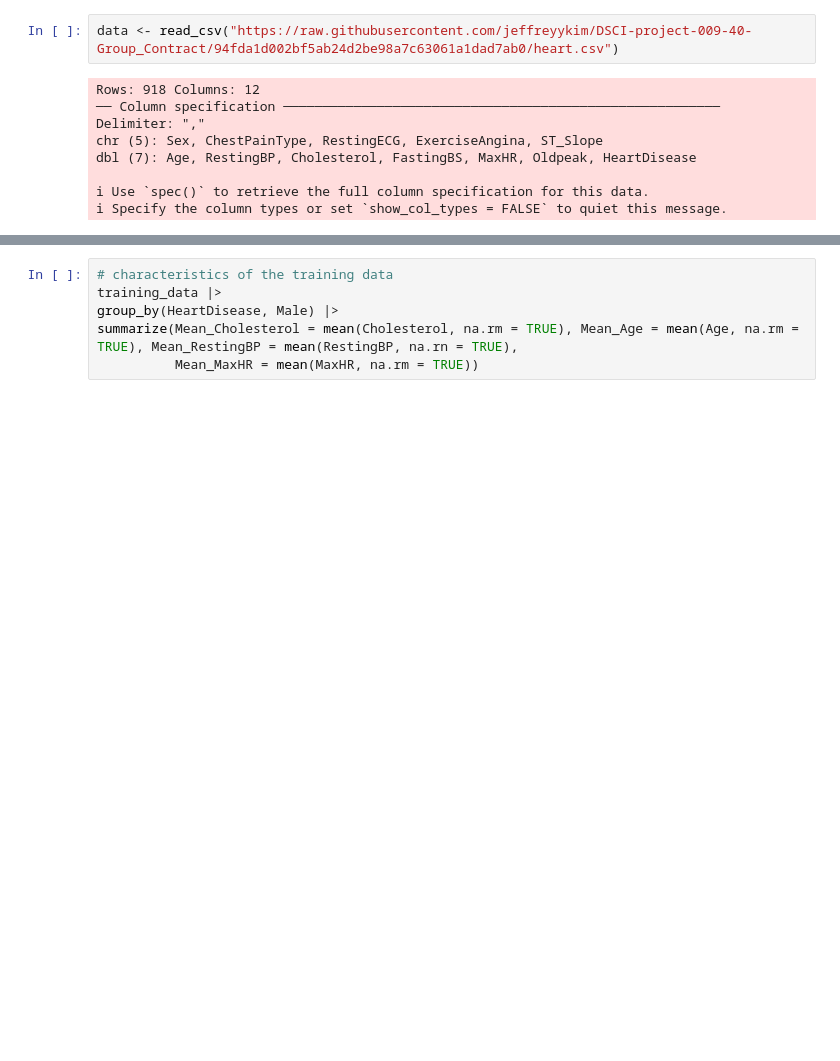
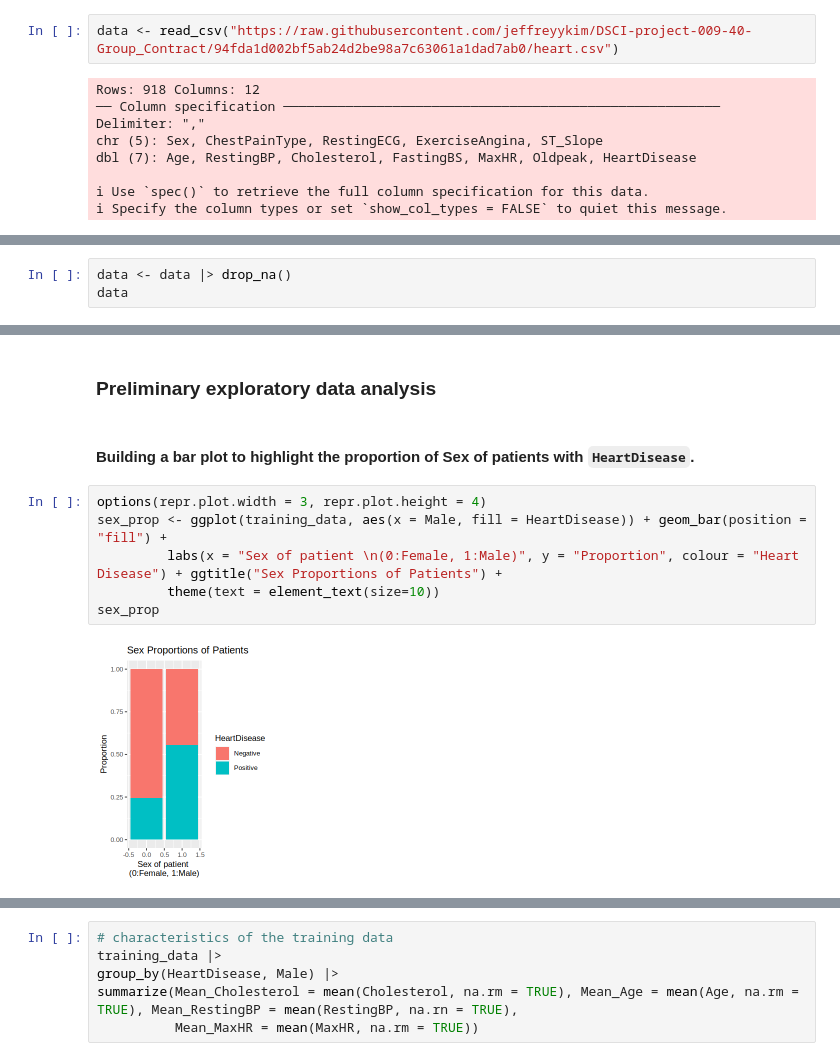
Before and after one commit to jeffreyykim/DSCI-project-009-40-Group_Contract, a Jupyter notebook: 009_Group40_Report.ipynb.ipynb, the cells around one changed output, grey strips where cells are left out. Cells and saved outputs as stored; diff of their text form; blank space fills up the shorter version.

```diff
--- a/009_Group40_Report.ipynb.ipynb
+++ b/009_Group40_Report.ipynb.ipynb
@@ -35,0 +53,3 @@ dbl (7): Age, RestingBP, Cholesterol, FastingBS, MaxHR, Oldpeak, HeartDisease
+# %%
+data <- data |> drop_na()
+data
@@ -124,0 +147,12 @@ Computational engine: kknn
+# %% [markdown]
+### Preliminary exploratory data analysis
+# %% [markdown]
+#### Building a bar plot to highlight the proportion of Sex of patients with `HeartDisease`.
+# %%
+options(repr.plot.width = 3, repr.plot.height = 4)
+sex_prop <- ggplot(training_data, aes(x = Male, fill = HeartDisease)) + geom_bar(position = "fill") +
+         labs(x = "Sex of patient \n(0:Female, 1:Male)", y = "Proportion", colour = "Heart Disease") + ggtitle("Sex Proportions of Patients") +
+         theme(text = element_text(size=10))
+sex_prop
+# %% [output]
+[figure, added]
```
Also changed, not shown: parts of 47 cells of this notebook.
